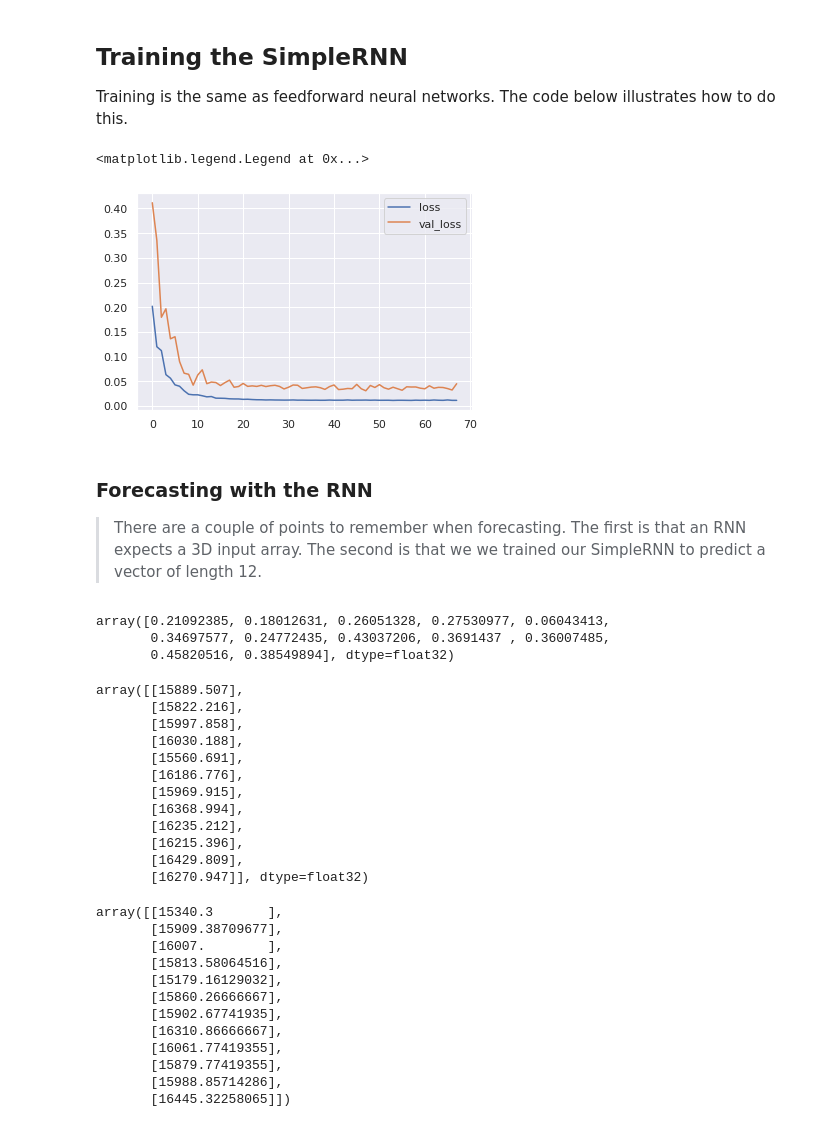
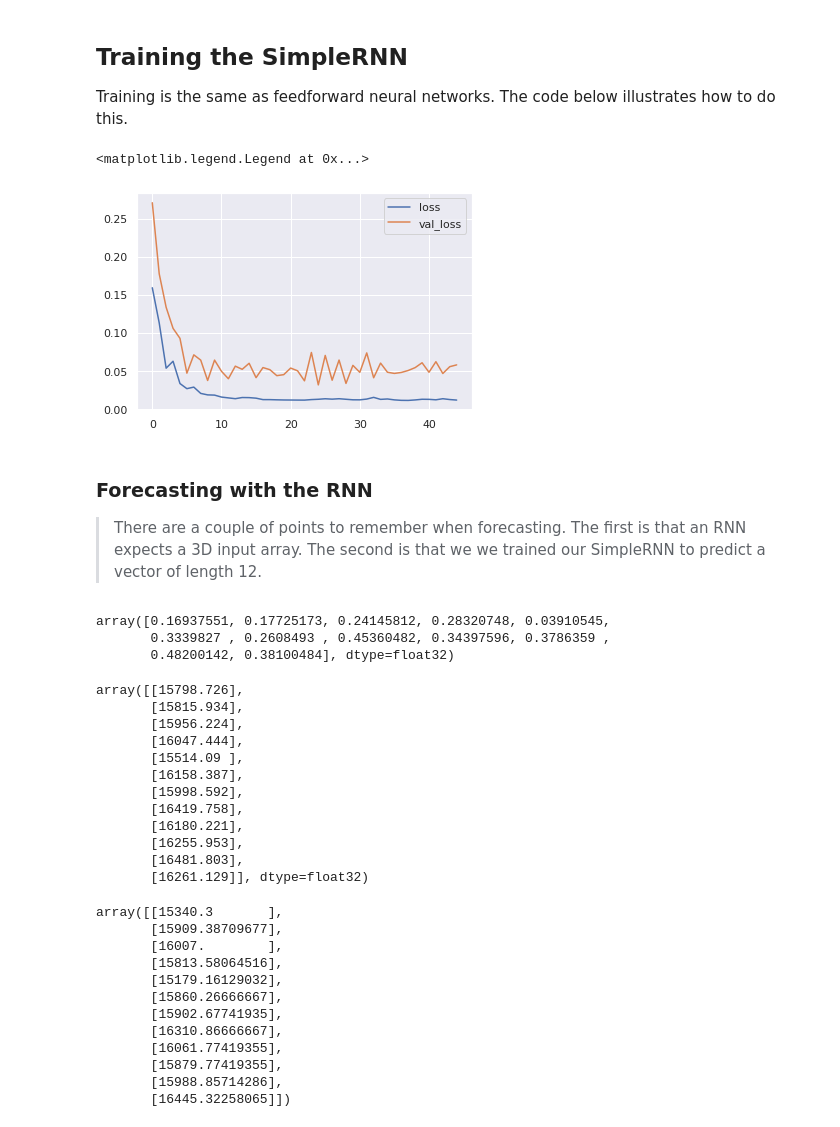
Before and after one commit to health-data-science-OR/forecasting, a Jupyter notebook: neural_networks/RNN/simple_rnn.ipynb, the cells around one changed output. Drawn from its saved outputs; the diff is of its cells as text; code cells hidden in the pictures.

```diff
--- a/neural_networks/RNN/simple_rnn.ipynb
+++ b/neural_networks/RNN/simple_rnn.ipynb
@@ -215,31 +215,32 @@ Training is the same as feedforward neural networks.  The code below illustrates
 # %%
 #set tensorflow random seed for repeatability
 tf.random.set_seed(42)
 
 N_EPOCHS = 100
 
 #It might be worth experimenting with early stopping by varying @patience
 es = EarlyStopping(monitor='val_loss', patience=20,
                   restore_best_weights=True)
 
 #this will only work if you have coded get_simple_rnn correctly!
 model = get_simple_rnn(12, n_units=100, activation='tanh')
 
 #train the model silently (verbose=0)
 history = model.fit(x=X_train,
                     y=y_train,
                     epochs=N_EPOCHS,
                     validation_data=(X_test, y_test),
                     verbose=0,
-                    callbacks=[es])
+                    callbacks=[es],
+                    batch_size=16)
 
 #plot the training and validation loss
 plt.plot(history.history['loss'], label='loss')
 plt.plot(history.history['val_loss'], label='val_loss')
 plt.legend()
 # %% [output]
 <matplotlib.legend.Legend at 0x...>
-[figure, old version]
+[figure, new version]
 # %% [markdown]
 ### Forecasting with the RNN
 
@@ -248,25 +249,25 @@ plt.legend()
 y_preds = model.predict(X_test[0].reshape(1, WINDOW_SIZE, -1))[0]
 y_preds
 # %% [output]
-array([0.21092385, 0.18012631, 0.26051328, 0.27530977, 0.06043413,
-       0.34697577, 0.24772435, 0.43037206, 0.3691437 , 0.36007485,
-       0.45820516, 0.38549894], dtype=float32)
+array([0.16937551, 0.17725173, 0.24145812, 0.28320748, 0.03910545,
+       0.3339827 , 0.2608493 , 0.45360482, 0.34397596, 0.3786359 ,
+       0.48200142, 0.38100484], dtype=float32)
 # %%
 #back transform the predictions
 scaler.inverse_transform(y_preds.reshape(-1, 1))
 # %% [output]
-array([[15889.507],
-       [15822.216],
-       [15997.858],
-       [16030.188],
-       [15560.691],
-       [16186.776],
-       [15969.915],
-       [16368.994],
-       [16235.212],
-       [16215.396],
-       [16429.809],
-       [16270.947]], dtype=float32)
+array([[15798.726],
+       [15815.934],
+       [15956.224],
+       [16047.444],
+       [15514.09 ],
+       [16158.387],
+       [15998.592],
+       [16419.758],
+       [16180.221],
+       [16255.953],
+       [16481.803],
+       [16261.129]], dtype=float32)
 # %%
 #back transform the matching y_test vector
 scaler.inverse_transform(y_test[0].reshape(-1, 1))
```
Also changed, not shown: parts of 3 cells of this notebook, 1 other file.
